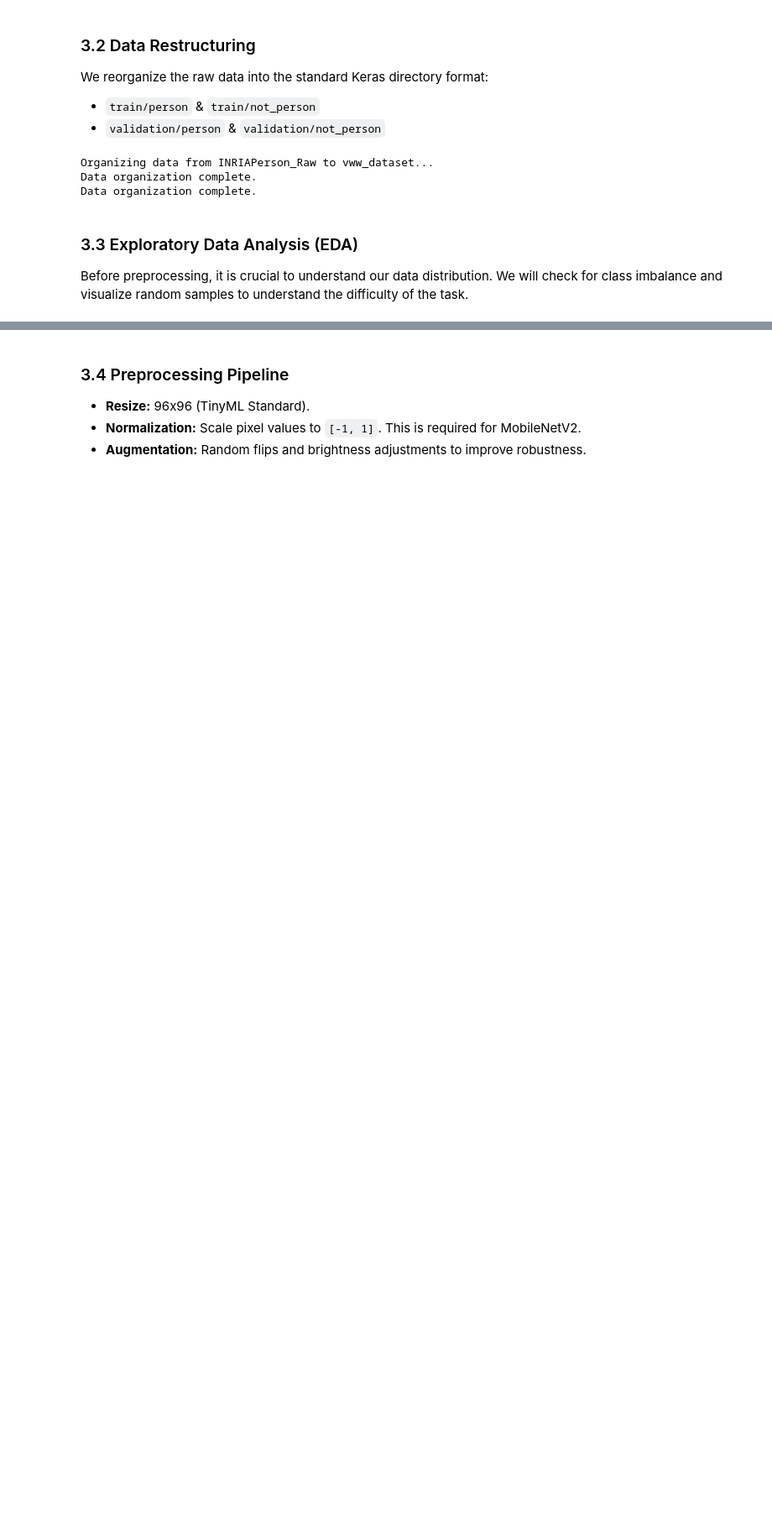
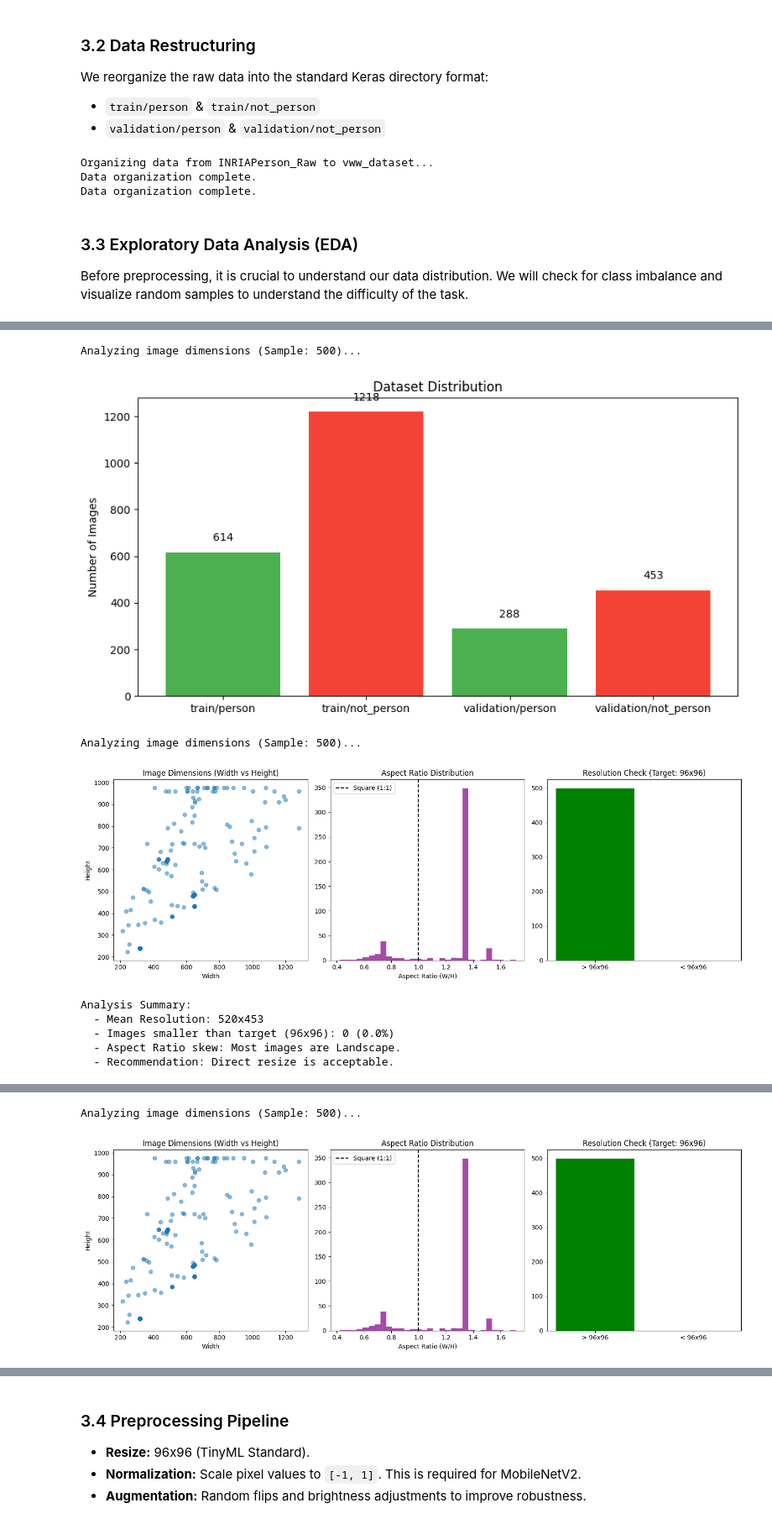
Before and after one commit to RockDeng110/Visual-Wake-Words-Project, a Jupyter notebook: vww_complete_project.ipynb, the cells around one changed output, grey strips where cells are left out. Shown at 84% size. Drawn from its saved outputs; the diff is of its cells as text; code cells hidden in the pictures; blank space fills up the shorter version.

```diff
--- a/vww_complete_project.ipynb
+++ b/vww_complete_project.ipynb
@@ -182,7 +204,64 @@ def plot_class_distribution(data_dir):
 
 plot_class_distribution(dataset_dir)
 
-# 2. Sample Visualization
+# 2. Image Quality & Dimensions Analysis
+def analyze_image_dimensions(data_dir):
+    data_dir = pathlib.Path(data_dir)
+    # Sample 500 images to speed up analysis
+    all_files = list(data_dir.glob('*/*/*'))
+    if len(all_files) > 500:
+        sampled_files = np.random.choice(all_files, 500, replace=False)
+    else:
+        sampled_files = all_files
+
+    widths = []
+    heights = []
+    aspect_ratios = []
+
+    print("Analyzing image dimensions (Sample: 500)...")
+    for f in sampled_files:
+        try:
+            img = tf.io.decode_image(tf.io.read_file(str(f)))
+            h, w, _ = img.shape
+            widths.append(w)
+            heights.append(h)
+            aspect_ratios.append(w / h)
+        except:
+            pass # Skip corrupted
+
+    plt.figure(figsize=(15, 5))
+
+    plt.subplot(1, 3, 1)
+    plt.scatter(widths, heights, alpha=0.5)
+    plt.title('Image Dimensions (Width vs Height)')
+    plt.xlabel('Width')
+    plt.ylabel('Height')
+
+    plt.subplot(1, 3, 2)
+    plt.hist(aspect_ratios, bins=30, color='purple', alpha=0.7)
+    plt.title('Aspect Ratio Distribution')
+    plt.xlabel('Aspect Ratio (W/H)')
+    plt.axvline(1.0, color='k', linestyle='--', label='Square (1:1)')
+    plt.legend()
+
+    plt.subplot(1, 3, 3)
+    # Check for extremely small images that might lose info when resized
+    small_imgs = sum(1 for w, h in zip(widths, heights) if w < 96 or h < 96)
+    plt.bar(['> 96x96', '< 96x96'], [len(widths)-small_imgs, small_imgs], color=['green', 'orange'])
+    plt.title('Resolution Check (Target: 96x96)')
+
+    plt.tight_layout()
+    plt.show()
+
+    print(f"Analysis Summary:")
+    print(f"  - Mean Resolution: {np.mean(widths):.0f}x{np.mean(heights):.0f}")
+    print(f"  - Images smaller than target (96x96): {small_imgs} ({(small_imgs/len(widths))*100:.1f}%)")
+    print(f"  - Aspect Ratio skew: Most images are {'Portrait' if np.mean(aspect_ratios) < 1 else 'Landscape'}.")
+    print(f"  - Recommendation: {'Resize with padding' if np.std(aspect_ratios) > 0.5 else 'Direct resize'} is acceptable.")
+
+analyze_image_dimensions(dataset_dir)
+
+# 3. Sample Visualization
 def visualize_samples(data_dir, num_samples=5):
     data_dir = pathlib.Path(data_dir)
     plt.figure(figsize=(15, 6))
@@ -216,0 +296,9 @@ visualize_samples(dataset_dir)
+Analyzing image dimensions (Sample: 500)...
+[figure, added]
+Analyzing image dimensions (Sample: 500)...
+[figure, added]
+Analysis Summary:
+  - Mean Resolution: 520x453
+  - Images smaller than target (96x96): 0 (0.0%)
+  - Aspect Ratio skew: Most images are Landscape.
+  - Recommendation: Direct resize is acceptable.
@@ -216,0 +306,2 @@ visualize_samples(dataset_dir)
+Analyzing image dimensions (Sample: 500)...
+[figure, added]
```
Also changed, not shown: parts of 18 cells of this notebook, 2 other files.
